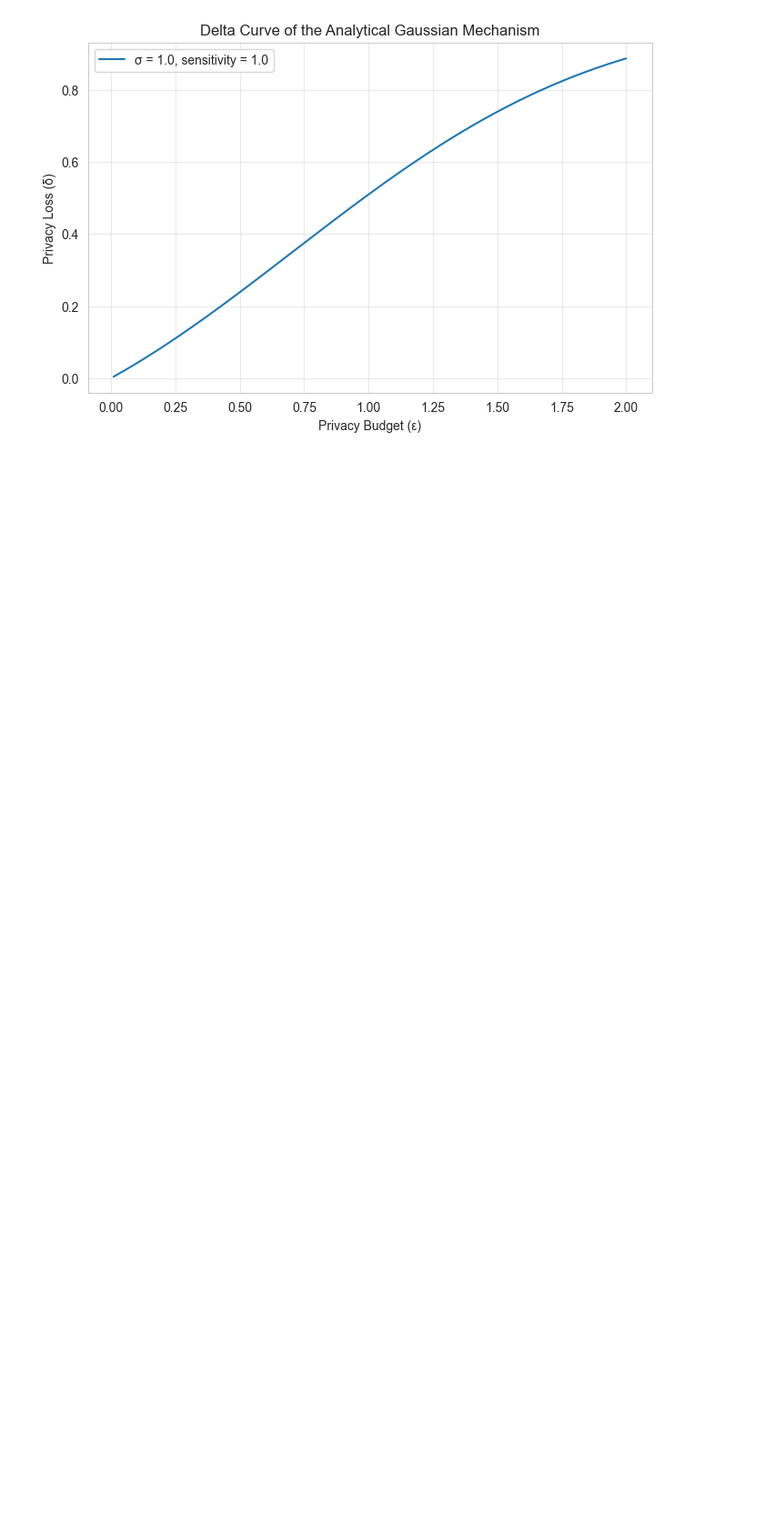
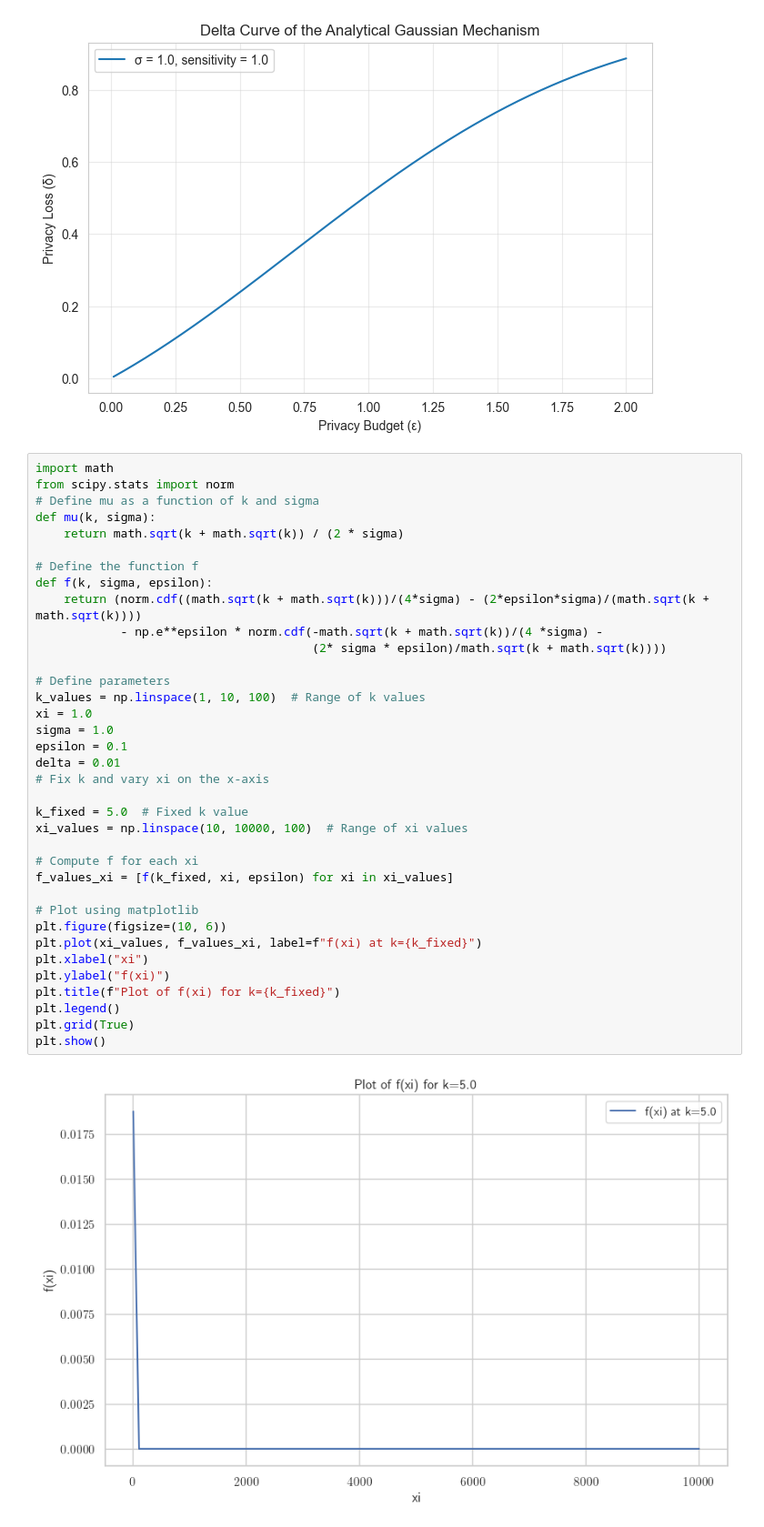
Before and after one commit to lukas681/sparse-gaussian-histograms, a Jupyter notebook: notebooks/experiments.ipynb, the cells around one changed output. Shown: that part at 91% size. Cells and saved outputs as stored; diff of their text form; blank space fills up the shorter version.

```diff
--- a/notebooks/experiments.ipynb
+++ b/notebooks/experiments.ipynb
@@ -337,3 +284,41 @@ plt.legend()
 plt.show()
 # %% [output]
 [figure]
+# %%
+import math
+from scipy.stats import norm
+# Define mu as a function of k and sigma
+def mu(k, sigma):
+    return math.sqrt(k + math.sqrt(k)) / (2 * sigma)
+
+# Define the function f
+def f(k, sigma, epsilon):
+    return (norm.cdf((math.sqrt(k + math.sqrt(k)))/(4*sigma) - (2*epsilon*sigma)/(math.sqrt(k + math.sqrt(k))))
+            - np.e**epsilon * norm.cdf(-math.sqrt(k + math.sqrt(k))/(4 *sigma) -
+                                       (2* sigma * epsilon)/math.sqrt(k + math.sqrt(k))))
+
+# Define parameters
+k_values = np.linspace(1, 10, 100)  # Range of k values
+xi = 1.0
+sigma = 1.0
+epsilon = 0.1
+delta = 0.01
+# Fix k and vary xi on the x-axis
+
+k_fixed = 5.0  # Fixed k value
+xi_values = np.linspace(10, 10000, 100)  # Range of xi values
+
+# Compute f for each xi
+f_values_xi = [f(k_fixed, xi, epsilon) for xi in xi_values]
+
+# Plot using matplotlib
+plt.figure(figsize=(10, 6))
+plt.plot(xi_values, f_values_xi, label=f"f(xi) at k={k_fixed}")
+plt.xlabel("xi")
+plt.ylabel("f(xi)")
+plt.title(f"Plot of f(xi) for k={k_fixed}")
+plt.legend()
+plt.grid(True)
+plt.show()
+# %% [output]
+[figure, added]
```
Also changed, not shown: parts of 4 cells of this notebook, 3 other files.
